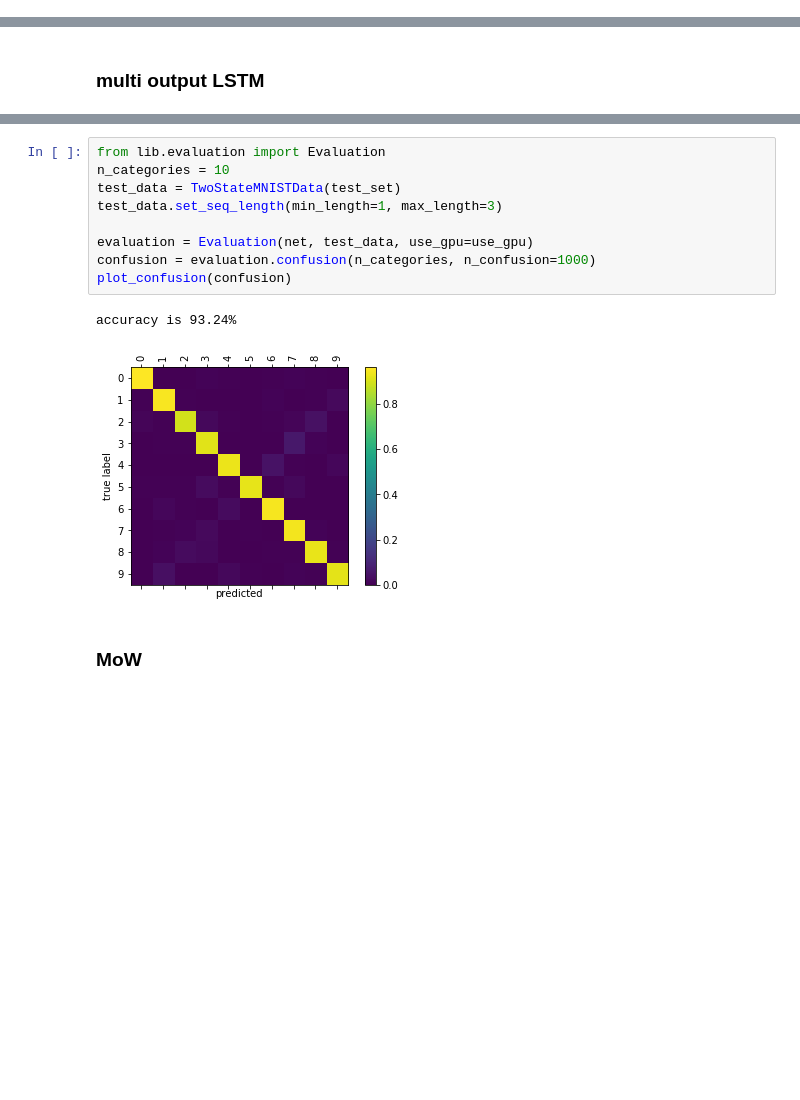
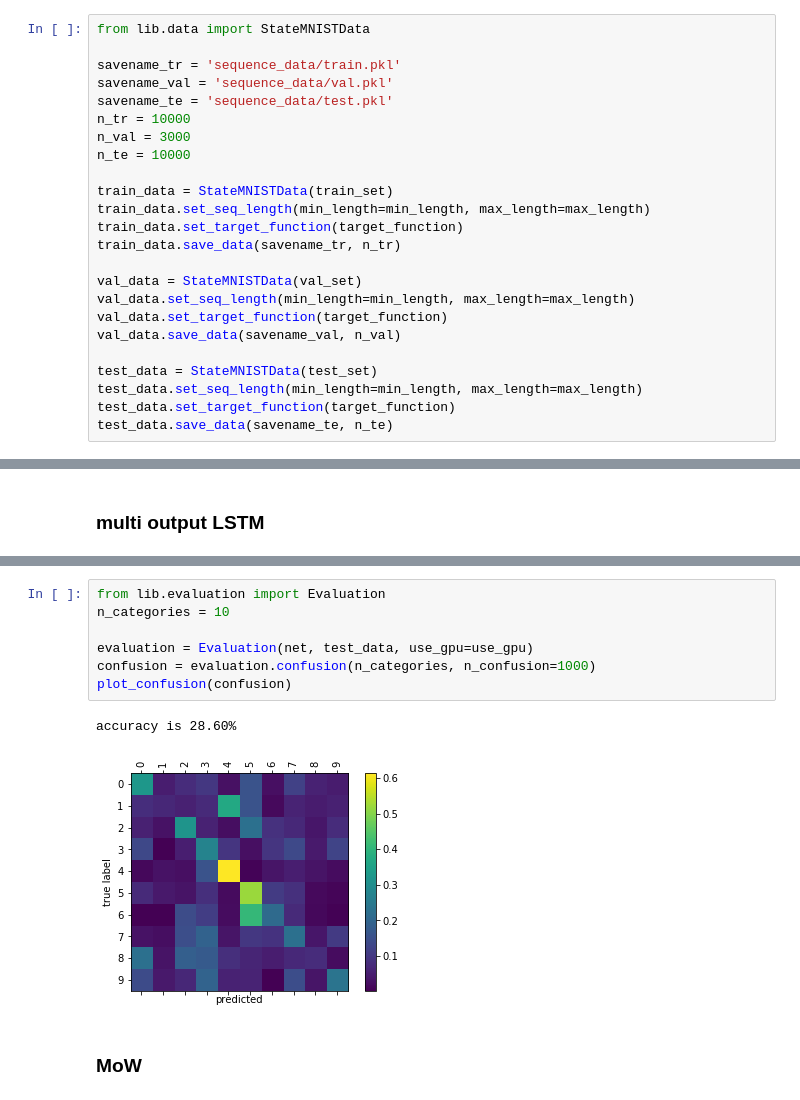
Before and after one commit to nathanwang000/sequence_fun, a Jupyter notebook: sequence_multioutput_fun.ipynb, the cells around one changed output, grey strips where cells are left out. Saved outputs shown, nothing was run; the diff lists cells and outputs as text; blank space fills up the shorter version.

```diff
--- a/sequence_multioutput_fun.ipynb
+++ b/sequence_multioutput_fun.ipynb
@@ -71,3 +158,27 @@ tensor([[2, 6, 1, 8, 4, 5, 0, 9, 3, 7],
         [7, 5, 0, 3, 1, 6, 9, 8, 4, 2],
         [9, 2, 5, 1, 4, 3, 7, 0, 8, 6],
         [9, 6, 2, 4, 1, 7, 5, 3, 0, 8]])
+# %%
+from lib.data import StateMNISTData
+
+savename_tr = 'sequence_data/train.pkl'
+savename_val = 'sequence_data/val.pkl'
+savename_te = 'sequence_data/test.pkl'
+n_tr = 10000
+n_val = 3000
+n_te = 10000
+
+train_data = StateMNISTData(train_set)
+train_data.set_seq_length(min_length=min_length, max_length=max_length)
+train_data.set_target_function(target_function)
+train_data.save_data(savename_tr, n_tr)
+
+val_data = StateMNISTData(val_set)
+val_data.set_seq_length(min_length=min_length, max_length=max_length)
+val_data.set_target_function(target_function)
+val_data.save_data(savename_val, n_val)
+
+test_data = StateMNISTData(test_set)
+test_data.set_seq_length(min_length=min_length, max_length=max_length)
+test_data.set_target_function(target_function)
+test_data.save_data(savename_te, n_te)
@@ -160,15 +266,13 @@ trainer.train()
 # %%
 from lib.evaluation import Evaluation
 n_categories = 10
-test_data = TwoStateMNISTData(test_set)
-test_data.set_seq_length(min_length=1, max_length=3)
 
 evaluation = Evaluation(net, test_data, use_gpu=use_gpu)
 confusion = evaluation.confusion(n_categories, n_confusion=1000)
 plot_confusion(confusion)
 # %% [output]
-accuracy is 93.24%
+accuracy is 28.60%
-[figure, old version]
+[figure, new version]
 # %% [markdown]
 ### MoW
 # %%
```
Also changed, not shown: parts of 22 cells of this notebook, 5 other files.
